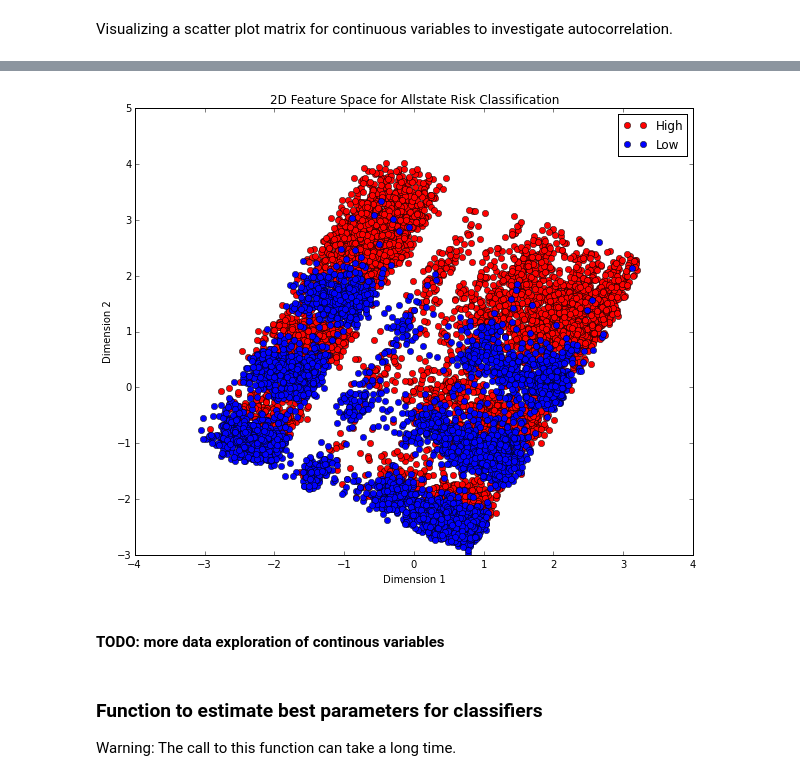
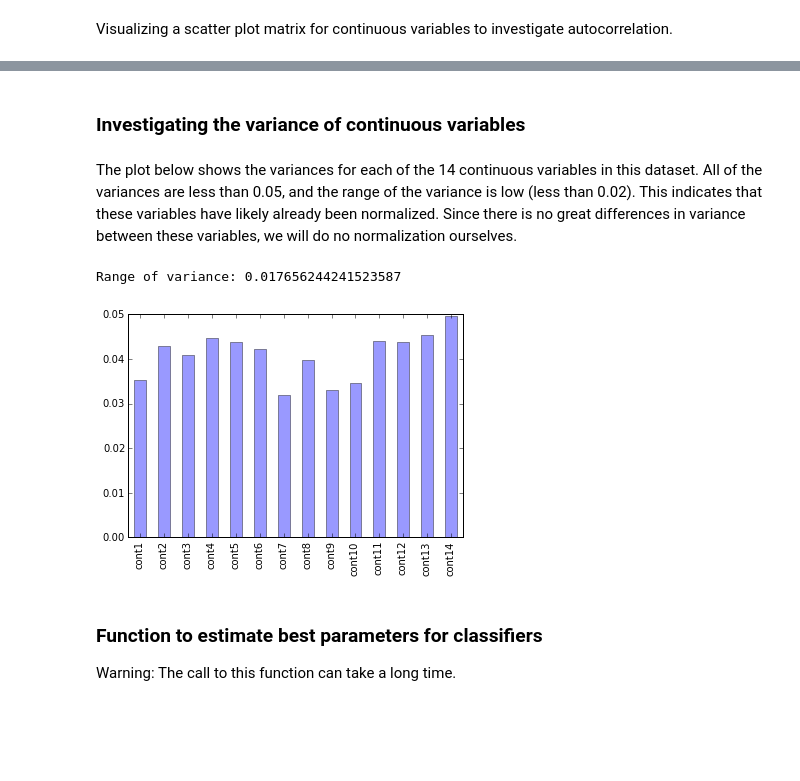
Before and after one commit to jtpdowns/AllstateChallenge, a Jupyter notebook: Allstate - Regression.ipynb, the cells around one changed output, grey strips where cells are left out. Drawn from its saved outputs; the diff is of its cells as text; code cells hidden in the pictures; blank space fills up the shorter version.

```diff
--- a/Allstate - Regression.ipynb
+++ b/Allstate - Regression.ipynb
@@ -179,40 +212,14 @@ y_train.nsmallest(12617).mean()
-# %%
-# Initialize PCA, k = 2
-pca2 = PCA(n_components = 2)
-# Fit model and apply the dimensionality reduction to train_data
-values = pca2.fit_transform(X_train) # returns a (126173, 2) array
-
-# Pull out values that are high and low risk
-h,l =[],[] # initialize empty list
-risk = np.asarray(y_train)
-mean_top10 = y_train.nlargest(12617).mean() # average of the top 10 risks
-mean_bottom10 = y_train.nsmallest(12617).mean() # average of the lowest 10 risks
-
-for k in range(0,126173):
-    if risk[k] >= mean_top10:
-        h.append(k) # append index to h if in top 10% of risk
-    elif risk[k] <= mean_bottom10:
-        l.append(k) # append index to l if in bottom 10% of risk
-
-# Split into high (above mean) and low (below mean) categories
-high = np.asarray([values[i] for i in h])
-low = np.asarray([values[i] for i in l])
-h_toplot = np.transpose(high)
-l_toplot = np.transpose(low)
-
-# Plot arrays, red is high and blue is low
-fig = plt.subplots(figsize=(10.0,8.0))
-high, = plt.plot(h_toplot[0],h_toplot[1],'ro', label='High')
-low, = plt.plot(l_toplot[0],l_toplot[1],'bo',label='Low')
-plt.legend(handles=[high, low])
-plt.xlabel('Dimension 1')
-plt.ylabel('Dimension 2')
-plt.title('2D Feature Space for Allstate Risk Classification')
-plt.show()
-# %% [output]
-[figure, removed]
-# %% [markdown]
-#### TODO: more data exploration of continous variables
+# %% [markdown]
+### Investigating the variance of continuous variables
+# %% [markdown]
+The plot below shows the variances for each of the 14 continuous variables in this dataset. All of the variances are less than 0.05, and the range of the variance is low (less than 0.02). This indicates that these variables have likely already been normalized. Since there is no great differences in variance between these variables, we will do no normalization ourselves.
+# %%
+print('Range of variance:',df_cont_vars.var().max() - df_cont_vars.var().min())
+df_cont_vars.var().plot(kind='bar', alpha =0.4)
+plt.show()
+# %% [output]
+Range of variance: 0.017656244241523587
+[figure, added]
 # %% [markdown]
 ### Function to estimate best parameters for classifiers
 
```
Also changed, not shown: parts of 7 cells of this notebook.
